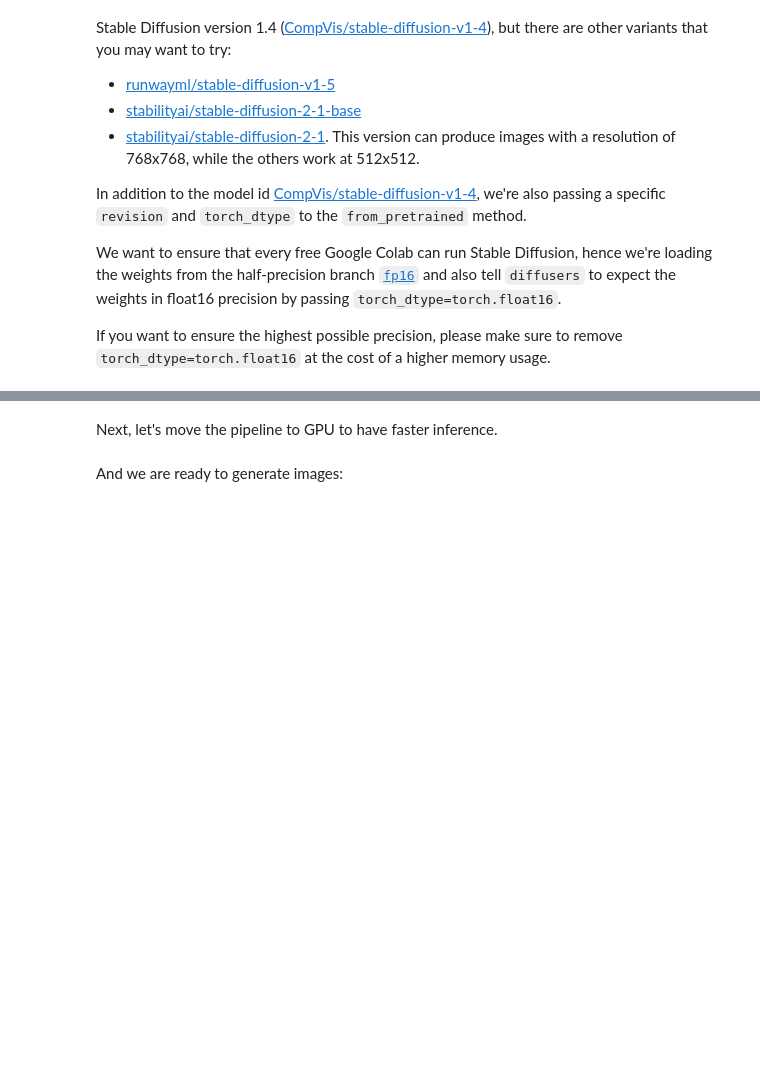
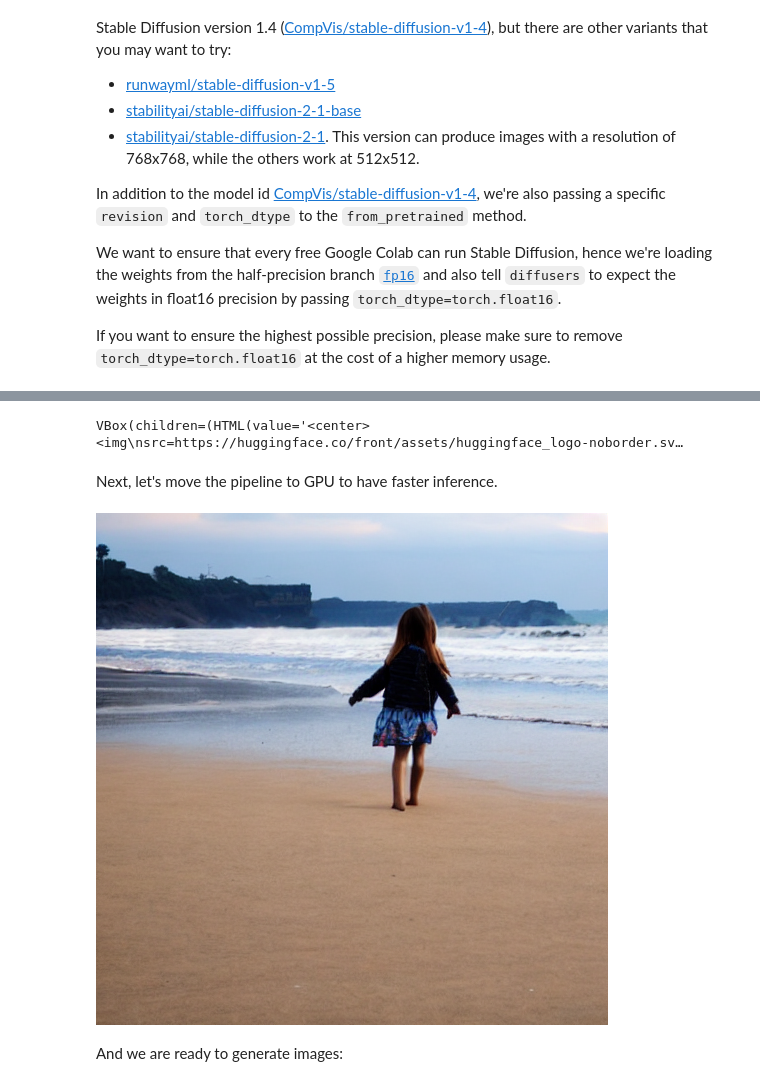
Before and after one commit to sathishbabu89/-Jupyter_Notebook_Intro, a Jupyter notebook: diffusers/stable_diffusion.ipynb, the cells around one changed output, grey strips where cells are left out. Saved outputs shown, nothing was run; the diff lists cells and outputs as text; code cells hidden in the pictures; blank space fills up the shorter version.

```diff
--- a/diffusers/stable_diffusion.ipynb
+++ b/diffusers/stable_diffusion.ipynb
@@ -55,2 +68,7 @@ pipe = StableDiffusionPipeline.from_pretrained("CompVis/stable-diffusion-v1-4",
+# %%
+from huggingface_hub import login
+login()
+# %% [output]
+VBox(children=(HTML(value='<center> <img\nsrc=https://huggingface.co/front/assets/huggingface_logo-noborder.sv…
 # %% [markdown]
 Next, let's move the pipeline to GPU to have faster inference.
@@ -64,3 +75,17 @@ pipe = pipe.to(device)
+# %%
+from diffusers import StableDiffusionPipeline
+import torch
+
+pipe = StableDiffusionPipeline.from_pretrained(
+    "runwayml/stable-diffusion-v1-5",
+    torch_dtype=torch.float16
+).to("cuda")
+
+prompt = "A young girl walking in beach"
+image = pipe(prompt, guidance_scale=7.5, num_inference_steps=50).images[0]
+image
+# %% [output]
+[figure, added]
 # %% [markdown]
 And we are ready to generate images:
 # %%
```
Also changed, not shown: parts of 5 cells of this notebook.
